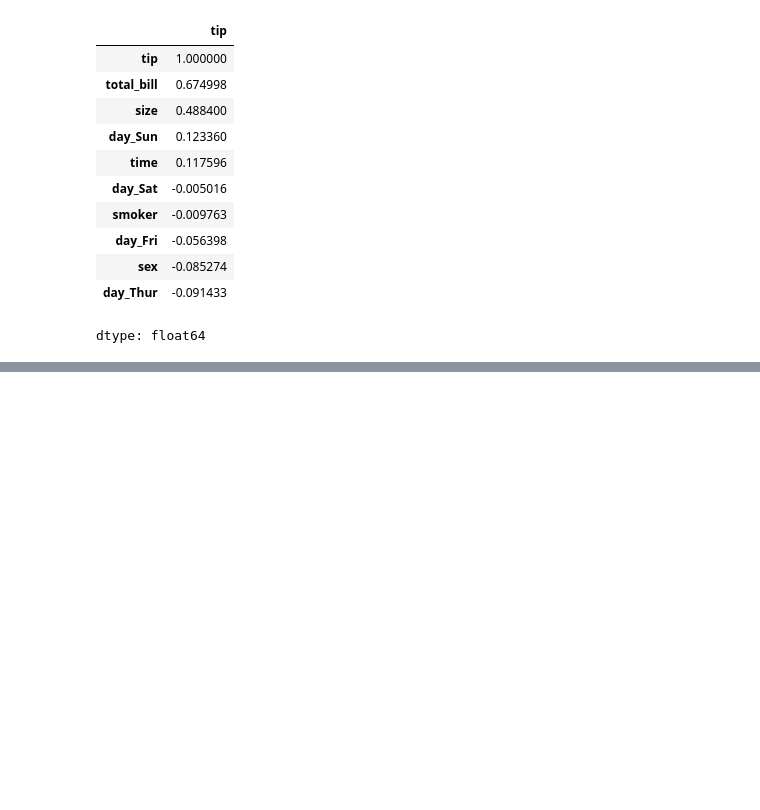
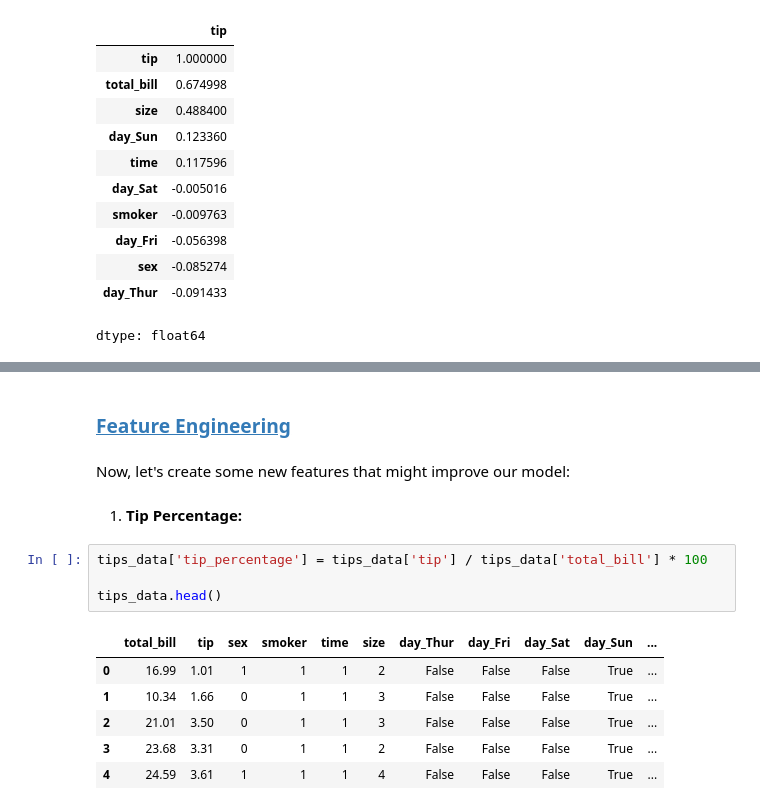
Before and after one commit to AfsanehShamsaddini/Predicting-Tips-Using-Linear-Regression, a Jupyter notebook: Predicting_Tips_Using_Linear_Regression.ipynb, the cells around one changed output, grey strips where cells are left out. Saved outputs shown, nothing was run; the diff lists cells and outputs as text; blank space fills up the shorter version.

```diff
--- a/Predicting_Tips_Using_Linear_Regression.ipynb
+++ b/Predicting_Tips_Using_Linear_Regression.ipynb
@@ -203,0 +225,17 @@ dtype: float64
+# %% [markdown]
+### <a id='toc2_4_'></a>[Feature Engineering](#toc0_)
+# %% [markdown]
+Now, let's create some new features that might improve our model:
+# %% [markdown]
+1. **Tip Percentage:**
+# %%
+tips_data['tip_percentage'] = tips_data['tip'] / tips_data['total_bill'] * 100
+
+tips_data.head()
+# %% [output]
+|  | total_bill | tip | sex | smoker | time | size | day_Thur | day_Fri | day_Sat | day_Sun | ... |
+| 0 | 16.99 | 1.01 | 1 | 1 | 1 | 2 | False | False | False | True | ... |
+| 1 | 10.34 | 1.66 | 0 | 1 | 1 | 3 | False | False | False | True | ... |
+| 2 | 21.01 | 3.50 | 0 | 1 | 1 | 3 | False | False | False | True | ... |
+| 3 | 23.68 | 3.31 | 0 | 1 | 1 | 2 | False | False | False | True | ... |
+| 4 | 24.59 | 3.61 | 1 | 1 | 1 | 4 | False | False | False | True | ... |
```
Also changed, not shown: parts of 14 cells of this notebook.
